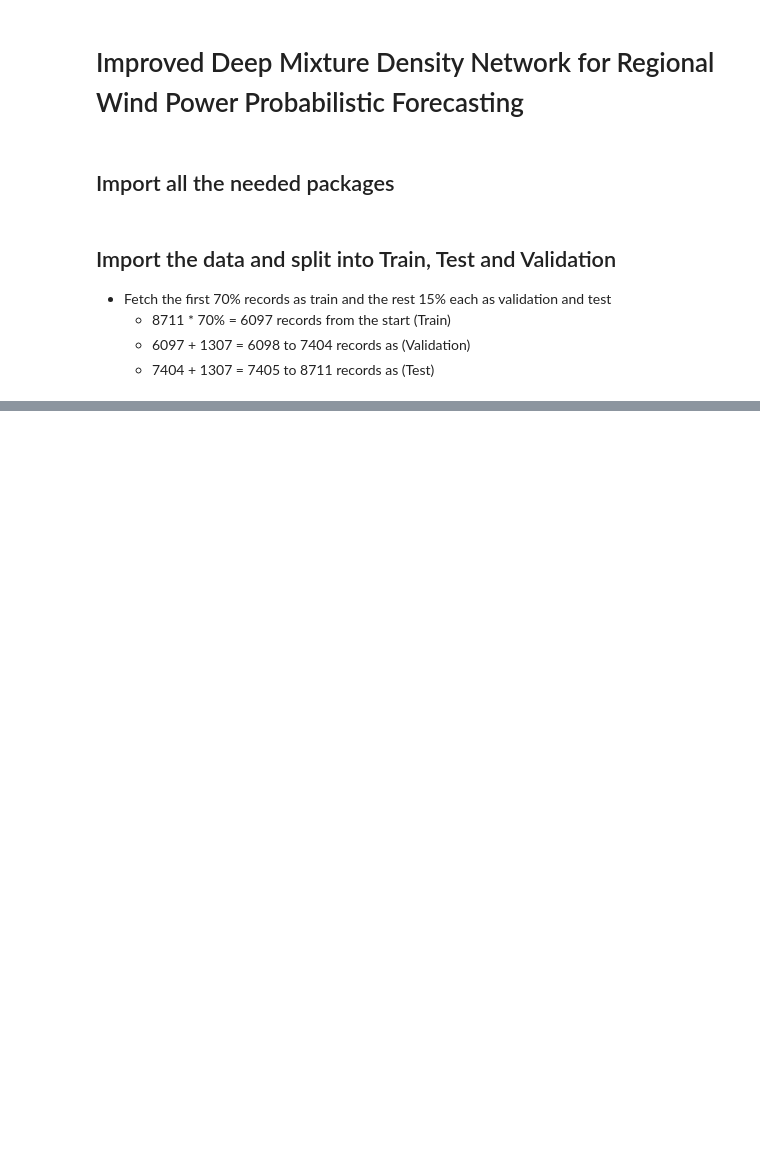
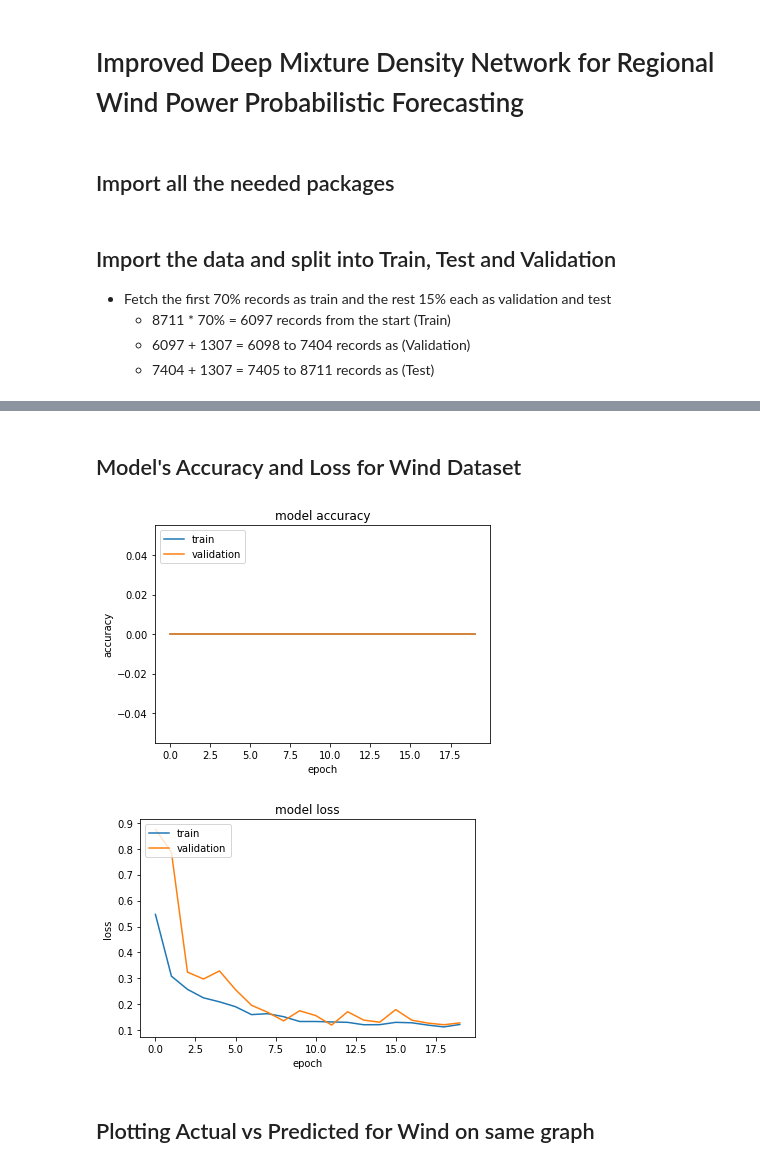
Before and after one commit to DheerajKN/Renewable-Energy-Prediction, a Jupyter notebook: 6. Improved Deep Mixture Density Network.ipynb, the cells around one changed output, grey strips where cells are left out. Saved outputs shown, nothing was run; the diff lists cells and outputs as text; code cells hidden in the pictures; blank space fills up the shorter version.

```diff
--- a/6. Improved Deep Mixture Density Network.ipynb
+++ b/6. Improved Deep Mixture Density Network.ipynb
@@ -55,0 +218,11 @@ y_wind_test = test['DE_wind_generation_actual']
+# %%
+model = Sequential()
+model.add(BatchNormalization(input_shape=(4,)))
+model.add(Dense(128))
+model.add(BatchNormalization())
+model.add(Dense(128))
+model.add(BatchNormalization())
+model.add(Dense(128))
+model.add(BatchNormalization())
+model.add(MixtureDensity(-1, 1))
+model.summary()
@@ -55,0 +247,3 @@ y_wind_test = test['DE_wind_generation_actual']
+# %%
+model.compile('adam', 'mse', ['accuracy'])
+history = model.fit(X_wind_train, y_wind_train, validation_data=(X_wind_valid, y_wind_valid), epochs=20)
@@ -55,0 +273,23 @@ y_wind_test = test['DE_wind_generation_actual']
+# %% [markdown]
+## Model's Accuracy and Loss for Wind Dataset
+# %%
+plt.plot(history.history['accuracy'])
+plt.plot(history.history['val_accuracy'])
+plt.title('model accuracy')
+plt.ylabel('accuracy')
+plt.xlabel('epoch')
+plt.legend(['train', 'validation'], loc='upper left')
+plt.show()
+
+plt.plot(history.history['loss'])
+plt.plot(history.history['val_loss'])
+plt.title('model loss')
+plt.ylabel('loss')
+plt.xlabel('epoch')
+plt.legend(['train', 'validation'], loc='upper left')
+plt.show()
+# %% [output]
+[figure, added]
+[figure, added]
+# %% [markdown]
+## Plotting Actual vs Predicted for Wind on same graph
```
Also changed, not shown: parts of 26 cells of this notebook.
